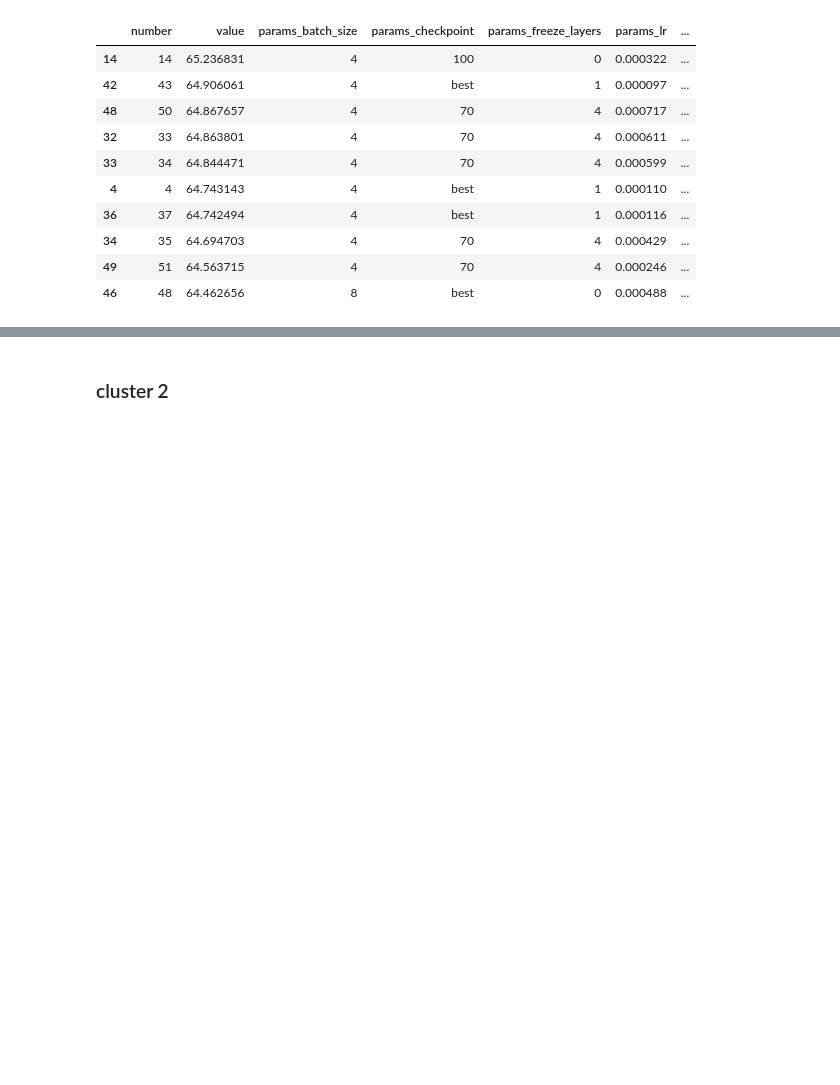
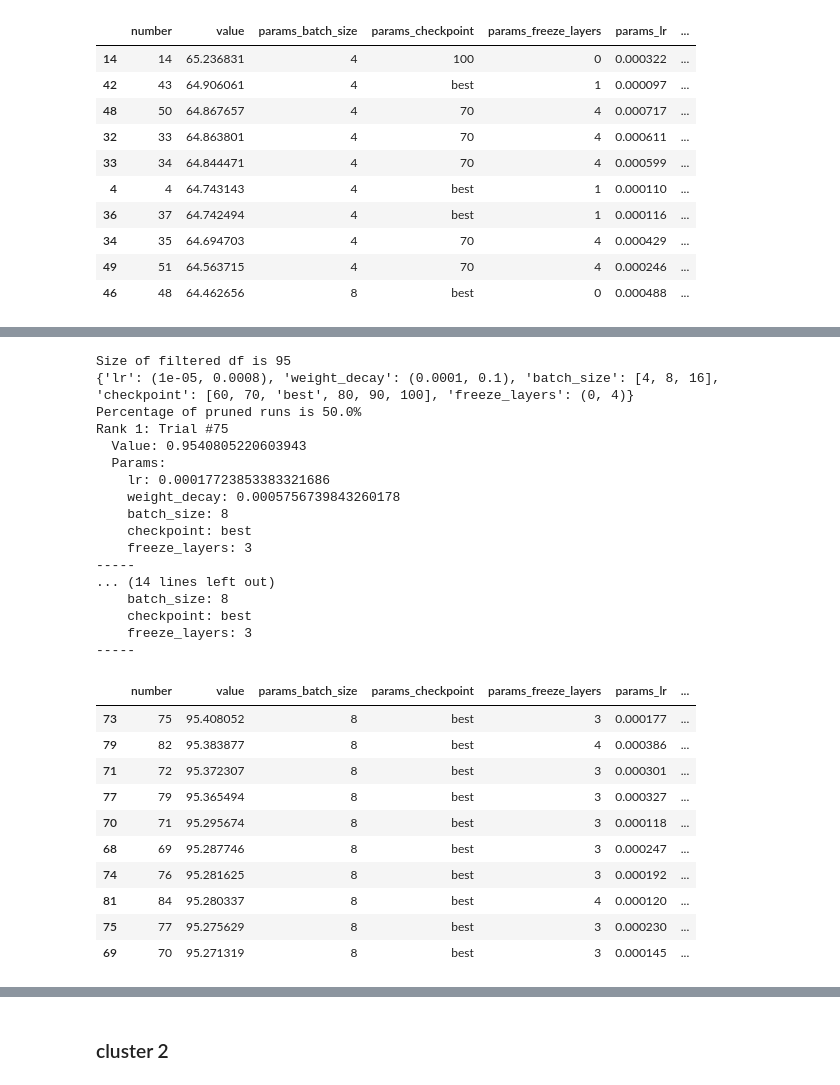
Before and after one commit to PulyaPolya/beat_this, a Jupyter notebook: results_evaluation.ipynb, the cells around one changed output, grey strips where cells are left out. Cells and saved outputs as stored; diff of their text form; code cells hidden in the pictures; blank space fills up the shorter version.

```diff
--- a/results_evaluation.ipynb
+++ b/results_evaluation.ipynb
@@ -1622,0 +1675,39 @@ Percentage of pruned runs is 40.0%
+# %%
+import optuna
+import pandas as pd
+import optuna
+import pandas as pd
+study_name, storage_path = "4clusters_cluster_3", "sqlite:///optuna_down.db"
+df_filtered, search_space = get_study_info(study_name=study_name, storage_path=storage_path,
+                                           baseline_value=95.236, tail = 10)
+print_top_k(study_name=study_name, storage_path=storage_path, top_k=3)
+df_filtered
+# %% [output]
+Size of filtered df is 95
+{'lr': (1e-05, 0.0008), 'weight_decay': (0.0001, 0.1), 'batch_size': [4, 8, 16], 'checkpoint': [60, 70, 'best', 80, 90, 100], 'freeze_layers': (0, 4)}
+Percentage of pruned runs is 50.0%
+Rank 1: Trial #75
+  Value: 0.9540805220603943
+  Params:
+    lr: 0.00017723853383321686
+    weight_decay: 0.0005756739843260178
+    batch_size: 8
+    checkpoint: best
+    freeze_layers: 3
+-----
+... (14 lines left out)
+    batch_size: 8
+    checkpoint: best
+    freeze_layers: 3
+-----
+|  | number | value | params_batch_size | params_checkpoint | params_freeze_layers | params_lr | ... |
+| 73 | 75 | 95.408052 | 8 | best | 3 | 0.000177 | ... |
+| 79 | 82 | 95.383877 | 8 | best | 4 | 0.000386 | ... |
+| 71 | 72 | 95.372307 | 8 | best | 3 | 0.000301 | ... |
+| 77 | 79 | 95.365494 | 8 | best | 3 | 0.000327 | ... |
+| 70 | 71 | 95.295674 | 8 | best | 3 | 0.000118 | ... |
+| 68 | 69 | 95.287746 | 8 | best | 3 | 0.000247 | ... |
+| 74 | 76 | 95.281625 | 8 | best | 3 | 0.000192 | ... |
+| 81 | 84 | 95.280337 | 8 | best | 4 | 0.000120 | ... |
+| 75 | 77 | 95.275629 | 8 | best | 3 | 0.000230 | ... |
+| 69 | 70 | 95.271319 | 8 | best | 3 | 0.000145 | ... |
```
Also changed, not shown: parts of 30 cells of this notebook, 1 other file.
